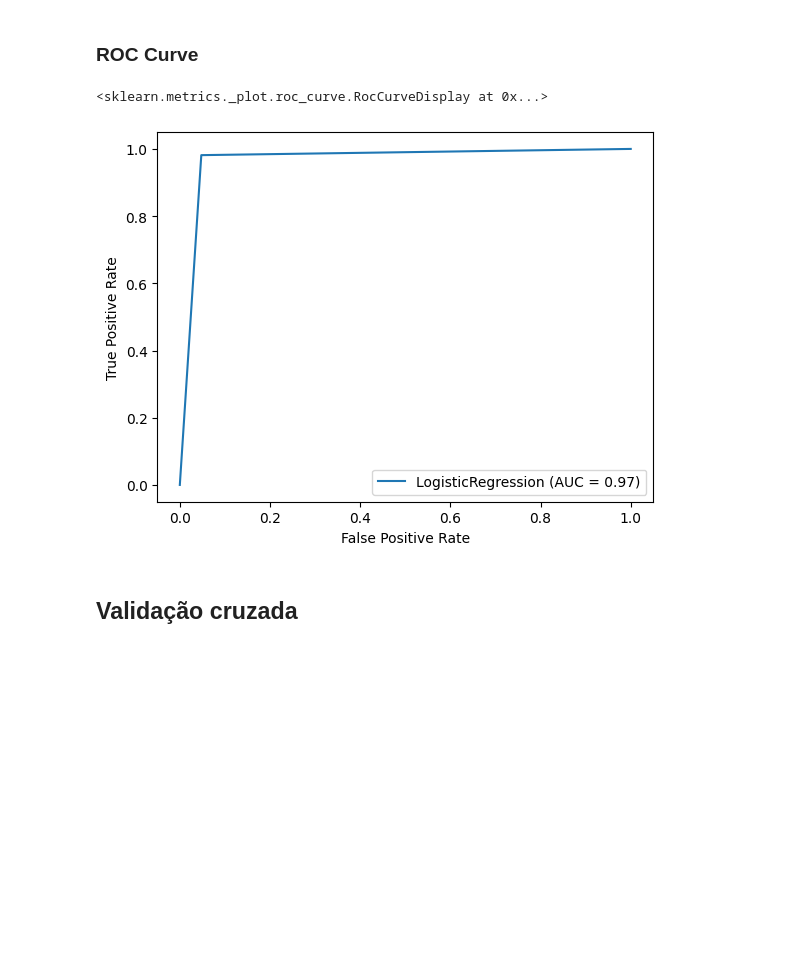
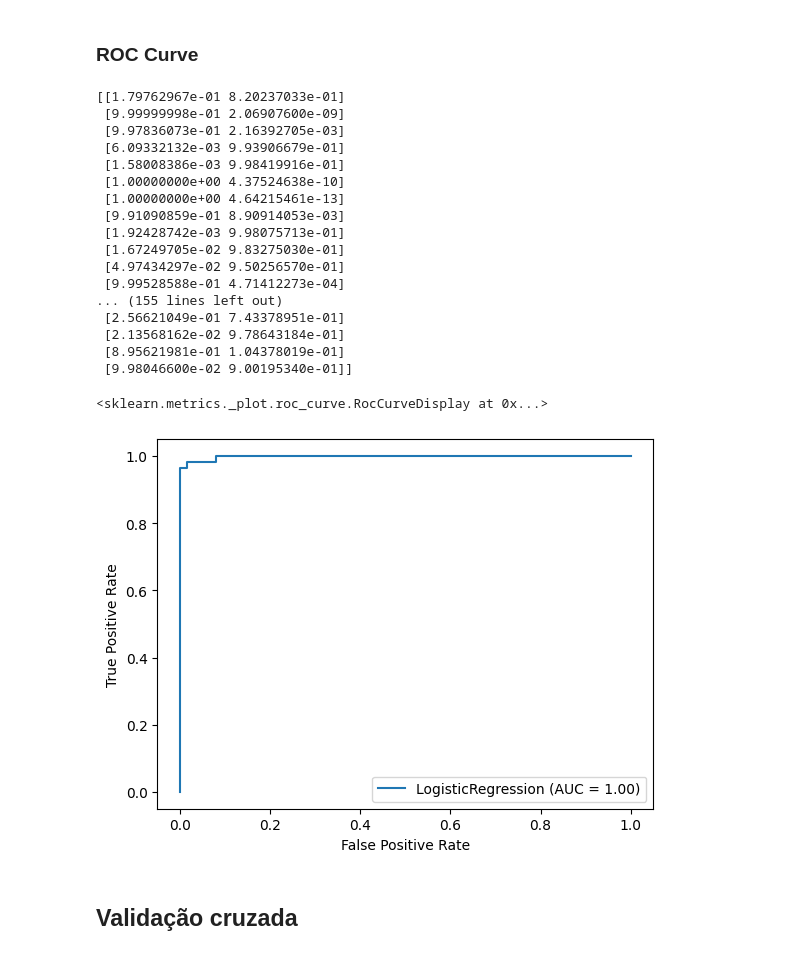
Before and after one commit to Francimaria/especializacao_DNN, a Jupyter notebook: 05 - avaliacao.ipynb, the cells around one changed output. Saved outputs shown, nothing was run; the diff lists cells and outputs as text; code cells hidden in the pictures; blank space fills up the shorter version.

```diff
--- a/05 - avaliacao.ipynb
+++ b/05 - avaliacao.ipynb
@@ -114,15 +114,33 @@ disp_cm.plot()
 # %% [markdown]
 ### ROC Curve
 # %%
-fpr, tpr, thresholds = roc_curve(y_test, y_pred)
+y_proba = model.predict_proba(X_test)
+fpr, tpr, thresholds = roc_curve(y_test, y_proba[:, 1])
 #Área sob a curva ROC (AUC)
 roc_auc = auc(fpr, tpr)
 disp_roc_curve = RocCurveDisplay(fpr=fpr, tpr=tpr, roc_auc=roc_auc,
                                  estimator_name=model.__class__.__name__)
 disp_roc_curve.plot()
 # %% [output]
-<sklearn.metrics._plot.roc_curve.RocCurveDisplay at 0x...>
+[[1.79762967e-01 8.20237033e-01]
+ [9.99999998e-01 2.06907600e-09]
+ [9.97836073e-01 2.16392705e-03]
+ [6.09332132e-03 9.93906679e-01]
+ [1.58008386e-03 9.98419916e-01]
+ [1.00000000e+00 4.37524638e-10]
+ [1.00000000e+00 4.64215461e-13]
+ [9.91090859e-01 8.90914053e-03]
+ [1.92428742e-03 9.98075713e-01]
+ [1.67249705e-02 9.83275030e-01]
+ [4.97434297e-02 9.50256570e-01]
+ [9.99528588e-01 4.71412273e-04]
+... (155 lines left out)
+ [2.56621049e-01 7.43378951e-01]
+ [2.13568162e-02 9.78643184e-01]
+ [8.95621981e-01 1.04378019e-01]
+ [9.98046600e-02 9.00195340e-01]]
+<sklearn.metrics._plot.roc_curve.RocCurveDisplay at 0x...>
-[figure, old version]
+[figure, new version]
 # %% [markdown]
 ## Validação cruzada
 # %% [markdown]
```
Also changed, not shown: parts of 1 cell of this notebook.
